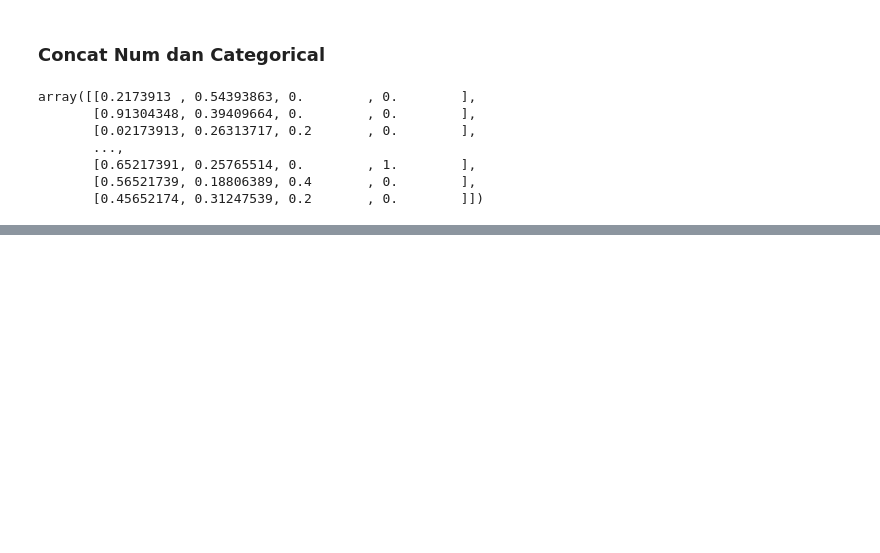
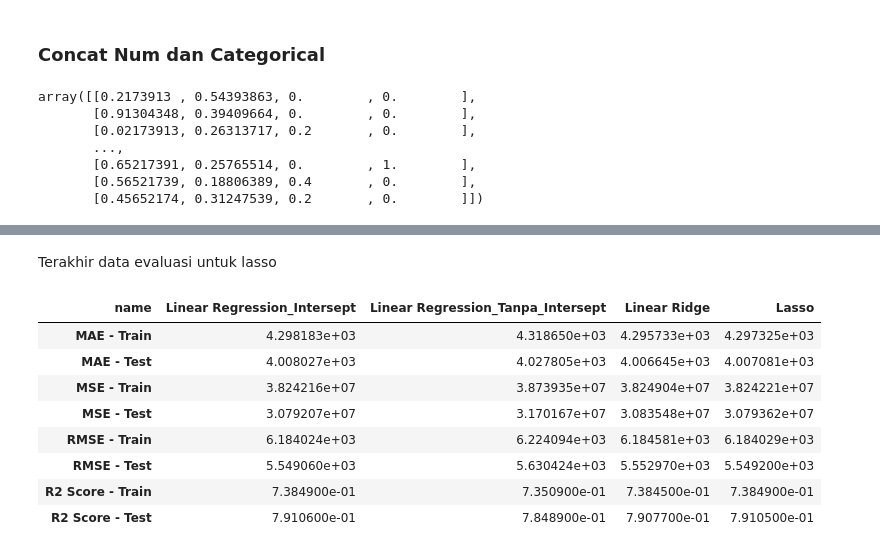
Before and after one commit to asanmaulana/kumpulan_ngc, a Jupyter notebook: h8dsft_ngc_ml_w1.ipynb, the cells around one changed output, grey strips where cells are left out. Cells and saved outputs as stored; diff of their text form; code cells hidden in the pictures; blank space fills up the shorter version.

```diff
--- a/h8dsft_ngc_ml_w1.ipynb
+++ b/h8dsft_ngc_ml_w1.ipynb
@@ -901,0 +1028,41 @@ Model cukup baik dengan 77% mampu menebak dengan baik. namun model perlu dievalu
+# %%
+eval_results = {
+    'name': [],
+    'MAE - Train': [],
+    'MAE - Test': [],
+    'MSE - Train': [],
+    'MSE - Test': [],
+    'RMSE - Train': [],
+    'RMSE - Test': [],
+    'R2 Score - Train': [],
+    'R2 Score - Test': []
+}
+
+def model_evaluation(name, model, X_train, X_test, y_train, y_test):
+  # Predict Train-Set and Test-Set
+  y_pred_train = model.predict(X_train)
+  y_pred_test = model.predict(X_test)
+
+  # Model evaluation using different metrics
+  mae_train = mean_absolute_error(y_train, y_pred_train)
+  mae_test = mean_absolute_error(y_test, y_pred_test)
+
+  mse_train = mean_squared_error(y_train, y_pred_train)
+  mse_test = mean_squared_error(y_test, y_pred_test)
+
+  rmse_train = mean_squared_error(y_train, y_pred_train, squared=False)
+  rmse_test = mean_squared_error(y_test, y_pred_test, squared=False)
+
+  r2score_train = r2_score(y_train, y_pred_train)
+  r2score_test = r2_score(y_test, y_pred_test)
+
+  # Save into dictionary
+  eval_results['name'].append(name)
+  eval_results['MAE - Train'].append(round(mae_train, 5))
+  eval_results['MAE - Test'].append(round(mae_test, 5))
+  eval_results['MSE - Train'].append(round(mse_train, 5))
+  eval_results['MSE - Test'].append(round(mse_test, 5))
+  eval_results['RMSE - Train'].append(round(rmse_train, 5))
+  eval_results['RMSE - Test'].append(round(rmse_test, 5))
+  eval_results['R2 Score - Train'].append(round(r2score_train, 5))
+  eval_results['R2 Score - Test'].append(round(r2score_test, 5))
@@ -901,0 +1119,16 @@ Model cukup baik dengan 77% mampu menebak dengan baik. namun model perlu dievalu
+# %% [markdown]
+Terakhir data evaluasi untuk lasso
+# %%
+model_evaluation('Lasso', model_lasso, X_train_final, X_test_final, y_train, y_test)
+eval_results_df = pd.DataFrame(eval_results)
+eval_results_df.set_index('name').T
+# %% [output]
+| name | Linear Regression_Intersept | Linear Regression_Tanpa_Intersept | Linear Ridge | Lasso |
+| MAE - Train | 4.298183e+03 | 4.318650e+03 | 4.295733e+03 | 4.297325e+03 |
+| MAE - Test | 4.008027e+03 | 4.027805e+03 | 4.006645e+03 | 4.007081e+03 |
+| MSE - Train | 3.824216e+07 | 3.873935e+07 | 3.824904e+07 | 3.824221e+07 |
+| MSE - Test | 3.079207e+07 | 3.170167e+07 | 3.083548e+07 | 3.079362e+07 |
+| RMSE - Train | 6.184024e+03 | 6.224094e+03 | 6.184581e+03 | 6.184029e+03 |
+| RMSE - Test | 5.549060e+03 | 5.630424e+03 | 5.552970e+03 | 5.549200e+03 |
+| R2 Score - Train | 7.384900e-01 | 7.350900e-01 | 7.384500e-01 | 7.384900e-01 |
+| R2 Score - Test | 7.910600e-01 | 7.848900e-01 | 7.907700e-01 | 7.910500e-01 |
```
Also changed, not shown: parts of 65 cells of this notebook.
